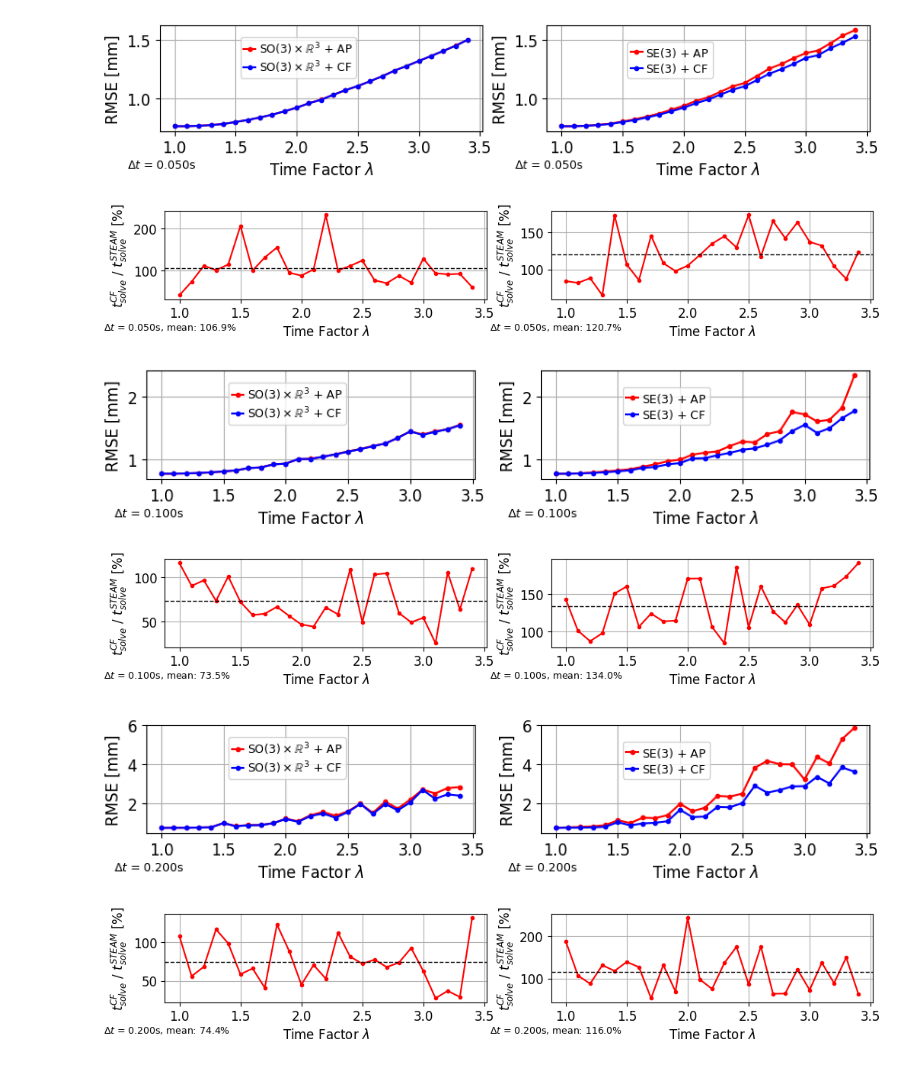
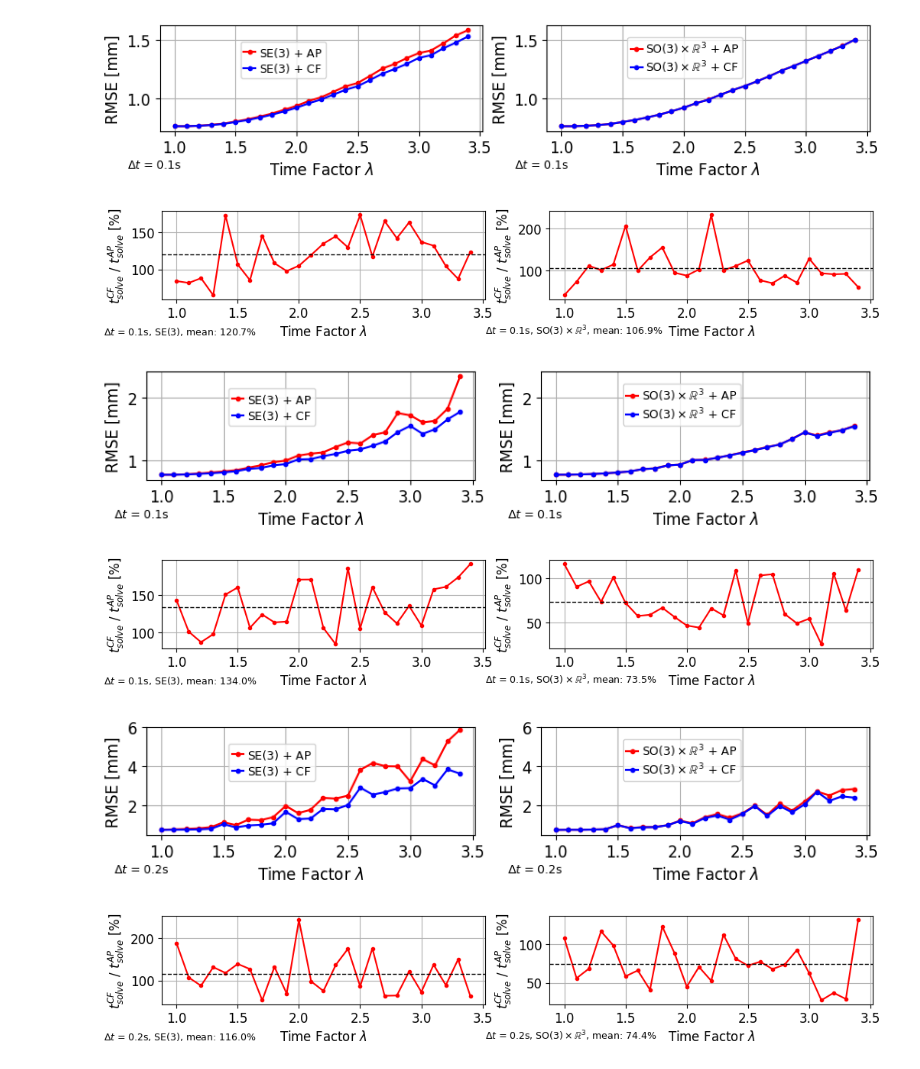
Before and after one commit to brytsknguyen/gptr, a Jupyter notebook: scripts/analyze_vi.ipynb, the cells around one changed output. Drawn from its saved outputs; the diff is of its cells as text; code cells hidden in the pictures.

```diff
--- a/scripts/analyze_vi.ipynb
+++ b/scripts/analyze_vi.ipynb
@@ -3,6 +3,9 @@ import pandas as pd
 import numpy as np
 import matplotlib.pyplot as plt
 plt.rcParams.update({'font.size': 12})  # Sets global font size
+
+seposelatex = '$\mathrm{SE}(3)$'
+srposelatex = r'$\mathrm{SO}(3)\times\mathbb{R}^3$'
 
 log_dir = '/media/tmn/mySataSSD1/Experiments/gptr_v2/logs/vicalib_/'
 spline_log_dir = '/home/tmn/Libraries/melodic_ws/lie-spline-experiments/logs/'
@@ -28,7 +31,7 @@ ns = sorted(list(set(df['n'].tolist())))
 ms = sorted(list(set(df['m'].tolist())))
 
 def plotAPCF(ax, dftemp, poseres, m):
-    poseresmath = r'$\mathrm{SO}(3)\times\mathbb{R}^3$' if poseres.lower() == 'so3xr3' else '$\mathrm{SE}(3)$'
+    poseresmath = srposelatex if poseres.lower() == 'so3xr3' else seposelatex
     ax.plot(dftemp["n"], dftemp[f"{poseres.lower()}ap_rmse"]*1000, marker="o", markersize=3, linestyle="-", color='r', label=f"{poseresmath} + AP")
     ax.plot(dftemp["n"], dftemp[f"{poseres.lower()}cf_rmse"]*1000, marker="o", markersize=3, linestyle="-", color='b', label=f"{poseresmath} + CF")
 
@@ -68,7 +71,7 @@ def plotAPCFTslv(ax, dftemp, poseres, m):
     # ax.text(0.95, ax.get_ylim()[-1]*0.05 + ax.get_ylim()[0]*0.95, f'mean: {mean:.1f}%\n $\Delta t$ = {m:.3f}s \n')
     ax.grid('on')
     ax.set_xlabel('Time Factor $\lambda$')
-    ax.set_ylabel(r'$t_{solve}^{CF}$ / $t_{solve}^{STEAM}$ [%]')
+    ax.set_ylabel(r'$t_{solve}^{CF}$ / $t_{solve}^{AP}$ [%]')
     # ax.legend()
 
     return mean
@@ -80,46 +83,46 @@ for m in ms:
 
     dftemp = df[(df['m'] == m) & (df['n'] <= 3.4)]
     fig, ax = plt.subplots(1, 2, figsize=(10, 1.5))
-    plotAPCF(ax[0], dftemp, 'SO3xR3', m)
-    plotAPCF(ax[1], dftemp, 'SE3', m)
+    plotAPCF(ax[0], dftemp, 'SE3', m)
+    plotAPCF(ax[1], dftemp, 'SO3xR3', m)
 
     ylims = ax[0].get_ylim() + ax[1].get_ylim()
     ymin, ymax = min(ylims), max(ylims)
 
     ax[0].set_ylim([max(0, ymin), min(ymax, 6)])
     ax[1].set_ylim([max(0, ymin), min(ymax, 6)])
 
     # ax[0].set_ylim([ymin, ymax])
     # ax[1].set_ylim([ymin, ymax])
     # ymean = ymin + (ymax - ymin)*0.45
 
-    ax[0].text(-0.1, -0.350,  f'$\Delta t$ = {m:.3f}s', transform=ax[0].transAxes, fontsize=9)
-    ax[1].text(-0.1, -0.350,  f'$\Delta t$ = {m:.3f}s', transform=ax[1].transAxes, fontsize=9)
+    ax[0].text(-0.1, -0.350,  f'$\Delta t$ = {m:.1f}s', transform=ax[0].transAxes, fontsize=9)
+    ax[1].text(-0.1, -0.350,  f'$\Delta t$ = {m:.1f}s', transform=ax[1].transAxes, fontsize=9)
 
     # ax[0].set_xticks(np.arange(1, 25, 5))
     # ax[1].set_xticks(np.arange(1, 25, 5))
 
     plt.show()
 
     # fig.tight_layout()
     fig.savefig(log_dir + f'vi_so3xr3_dt_{int(m*1000):03d}.jpg', bbox_inches='tight', dpi=300)
 
     # Plot the computational time
     fig, ax = plt.subplots(1, 2, figsize=(12, 1.5))
-    mean0 = plotAPCFTslv(ax[0], dftemp, 'SO3xR3', m)
-    mean1 = plotAPCFTslv(ax[1], dftemp, 'SE3', m)
+    mean0 = plotAPCFTslv(ax[0], dftemp, 'SE3', m)
+    mean1 = plotAPCFTslv(ax[1], dftemp, 'SO3xR3', m)
 
-    ax[0].text(-0.19, -0.350, f'$\Delta t$ = {m:.3f}s, mean: {mean0:.1f}%', transform=ax[0].transAxes, fontsize=9)
-    ax[1].text(-0.19, -0.350, f'$\Delta t$ = {m:.3f}s, mean: {mean1:.1f}%', transform=ax[1].transAxes, fontsize=9)
+    ax[0].text(-0.18, -0.400, f'$\Delta t$ = {m:.1f}s, {seposelatex}, mean: {mean0:.1f}%', transform=ax[0].transAxes, fontsize=9)
+    ax[1].text(-0.20, -0.400, f'$\Delta t$ = {m:.1f}s, {srposelatex}, mean: {mean1:.1f}%', transform=ax[1].transAxes, fontsize=9)
     # ax[0].text(-0.19, -0.355, f'mean: {mean0:.1f}%', transform=ax[0].transAxes, fontsize=9)
     # ax[1].text(-0.19, -0.355, f'mean: {mean1:.1f}%', transform=ax[1].transAxes, fontsize=9)
 
     # fig.tight_layout()
     fig.savefig(log_dir + f'vi_so3xr3_tslv_dt_{int(m*1000):03d}.jpg', bbox_inches='tight', dpi=300)
 # %% [output]
-[figure, old version]
+[figure, new version]
-[figure, old version]
+[figure, new version]
-[figure, old version]
+[figure, new version]
-[figure, old version]
+[figure, new version]
-[figure, old version]
+[figure, new version]
-[figure, old version]
+[figure, new version]
```
Also changed, not shown: 13 other files.
